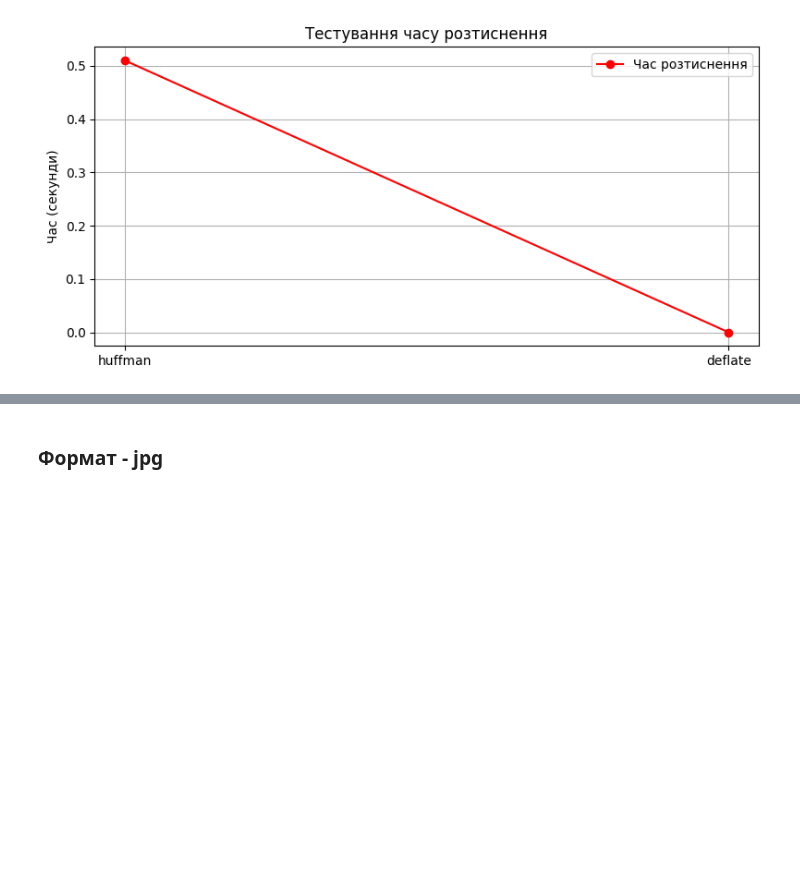
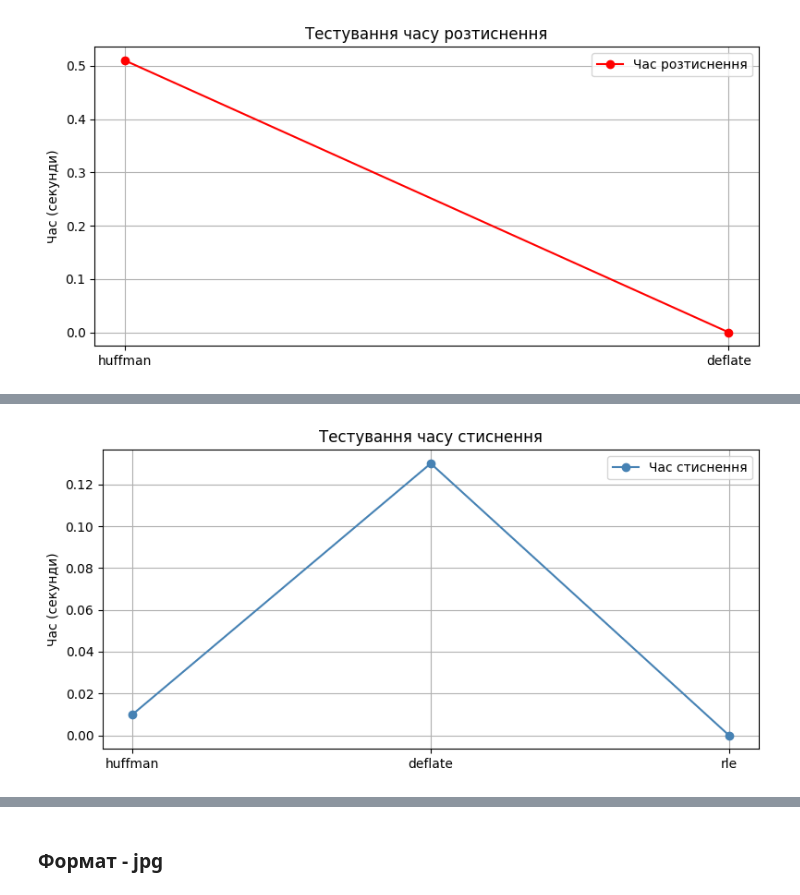
Before and after one commit to Luzefik/Exploration-of-data-compression-methods, a Jupyter notebook: testing_performance.ipynb, the cells around one changed output, grey strips where cells are left out. Drawn from its saved outputs; the diff is of its cells as text; code cells hidden in the pictures; blank space fills up the shorter version.

```diff
--- a/testing_performance.ipynb
+++ b/testing_performance.ipynb
@@ -350,0 +379,14 @@ plt.show()
+# %%
+times_bmp = [float(alg[1].strip()) for alg in list(size_compression_mono_bmp.values())]
+
+plt.figure(figsize=(8, 4))
+plt.plot(algorithms[:-1], times_bmp, marker='o', linestyle='-', color='steelblue', label="Час стиснення")
+
+plt.title("Тестування часу стиснення")
+plt.ylabel("Час (секунди)")
+plt.grid(True)
+plt.legend()
+plt.tight_layout()
+plt.show()
+# %% [output]
+[figure, added]
```
Also changed, not shown: parts of 5 cells of this notebook, 1 other file.
